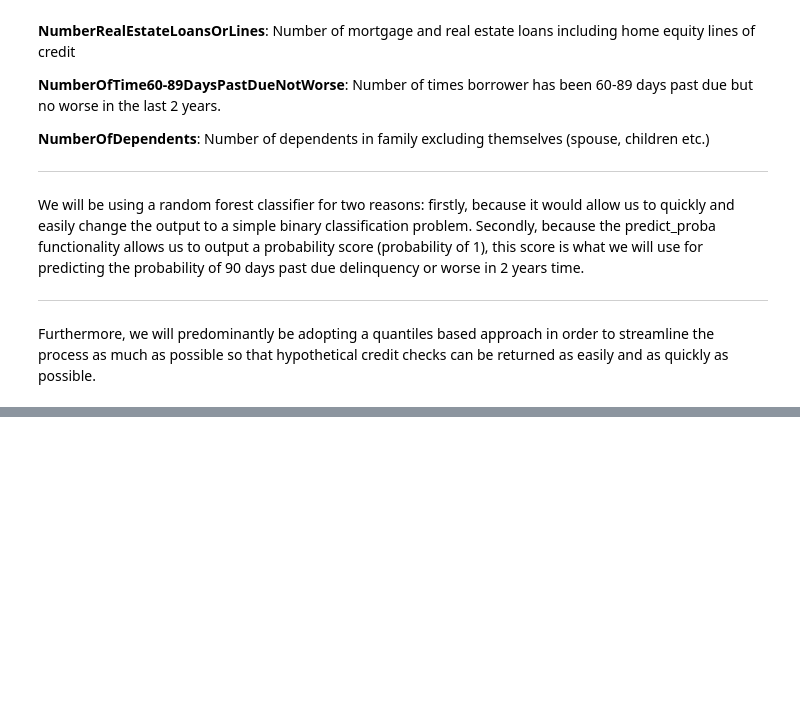
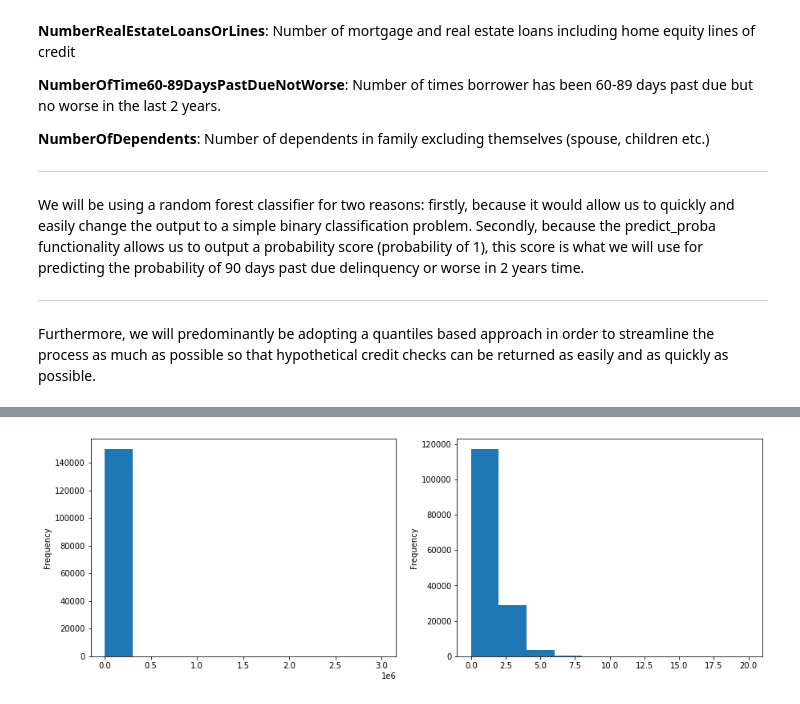
Before and after one commit to datacuriosity/MCI_Python_18S_Level_2, a Jupyter notebook: Lecture/Lecture_05_ensemble_learning/Live_lecture_06.ipynb, the cells around one changed output, grey strips where cells are left out. Cells and saved outputs as stored; diff of their text form; code cells hidden in the pictures; blank space fills up the shorter version.

```diff
--- a/Lecture/Lecture_05_ensemble_learning/Live_lecture_06.ipynb
+++ b/Lecture/Lecture_05_ensemble_learning/Live_lecture_06.ipynb
@@ -95,0 +129,3 @@ df.head(2)
+# %%
+df['MonthlyIncome'] = df.MonthlyIncome.fillna(df.MonthlyIncome.median())
+df['NumberOfDependents'] = df.NumberOfDependents.fillna(df.NumberOfDependents.median())
@@ -95,0 +147,8 @@ df.head(2)
+# %%
+# Before fill na
+fig, axes = plt.subplots(1, 2, figsize=(15, 5))
+
+df['MonthlyIncome'].plot(kind='hist', ax=axes[0], xlabel='MonthlyIncome')
+df['NumberOfDependents'].plot(kind='hist', ax=axes[1], xlabel='NumberOfDependents');
+# %% [output]
+[figure, added]
```
Also changed, not shown: parts of 22 cells of this notebook.
